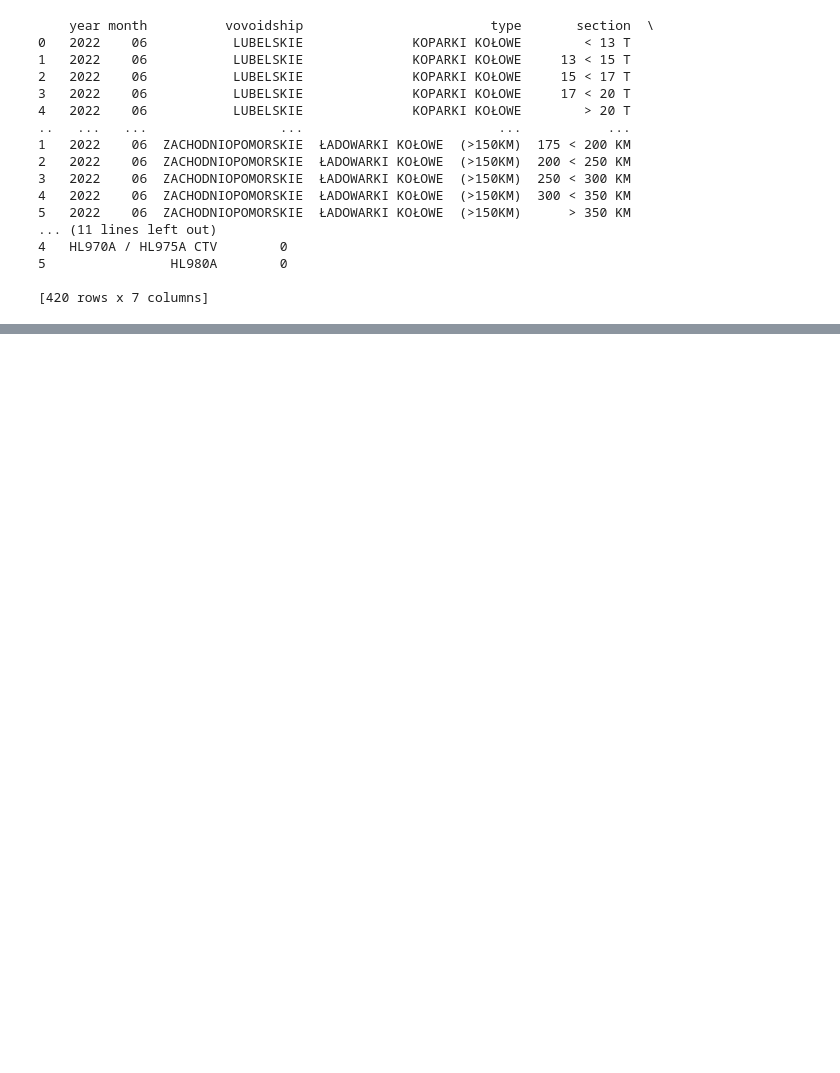
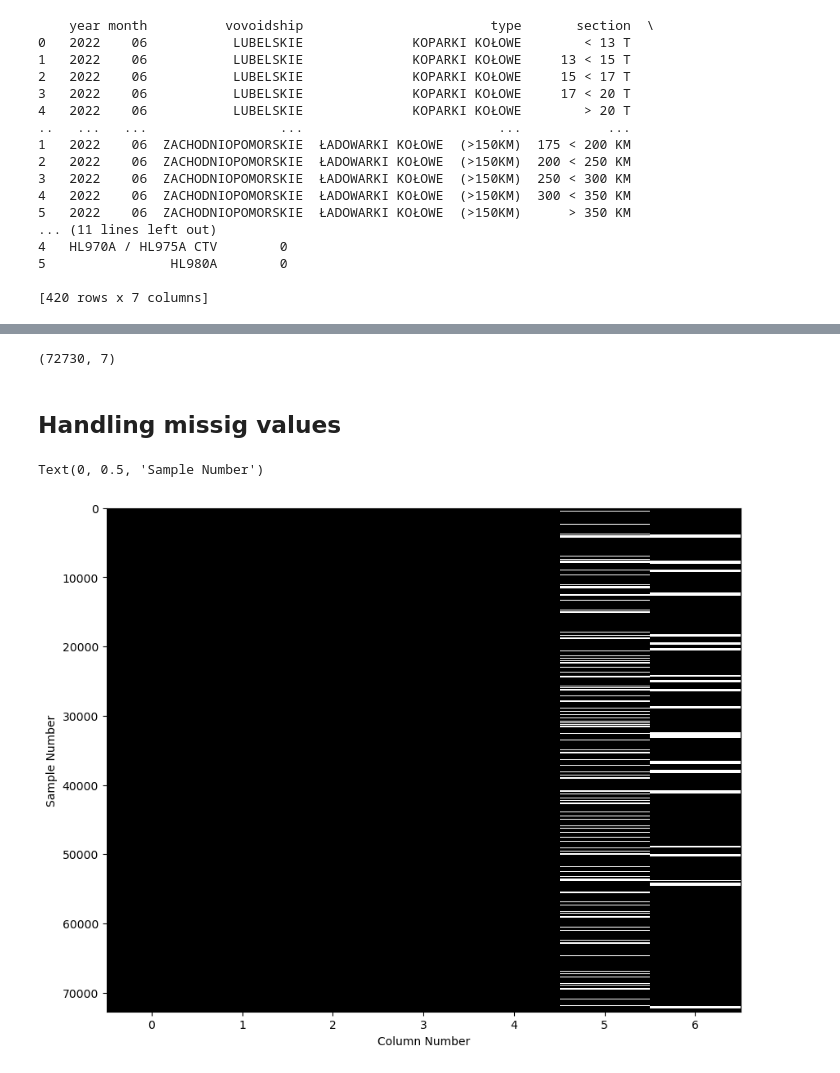
Before and after one commit to drajczak/cm-market-analysys, a Jupyter notebook: cm-market-analysys.ipynb, the cells around one changed output, grey strips where cells are left out. Saved outputs shown, nothing was run; the diff lists cells and outputs as text; code cells hidden in the pictures; blank space fills up the shorter version.

Commit message:
made some EDA and handled some missing values

```diff
--- a/cm-market-analysys.ipynb
+++ b/cm-market-analysys.ipynb
@@ -524,0 +506,4 @@ mb_df.describe()
+# %%
+# Display the first few rows of the complete dataframe
+complete_df = pd.read_excel("complete_mb_data.xlsx")
+complete_df.head()
@@ -524,0 +558,5 @@ mb_df.describe()
+# %%
+# Check the shape of the complete_df dataframe
+complete_df.shape
+# %% [output]
+(72730, 7)
@@ -524,0 +569,10 @@ mb_df.describe()
+# %% [markdown]
+## Handling missig values
+# %%
+plt.figure(figsize=(10,8))
+plt.imshow(complete_df.isna(), aspect="auto", interpolation="nearest", cmap="gray")
+plt.xlabel("Column Number")
+plt.ylabel("Sample Number")
+# %% [output]
+Text(0, 0.5, 'Sample Number')
+[figure, added]
```
Also changed, not shown: parts of 29 cells of this notebook.
